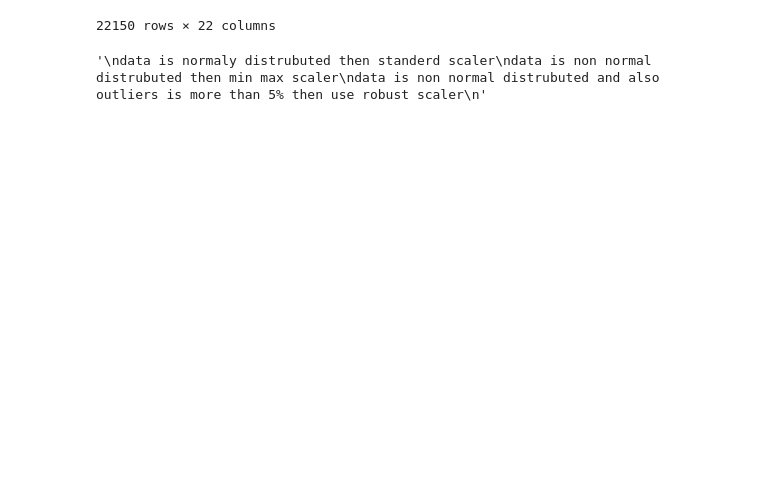
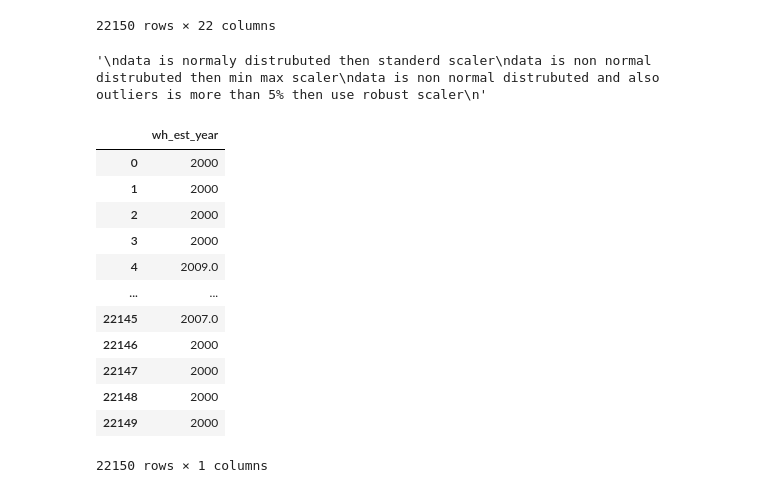
Before and after one commit to anirudhakolay/SUPPLYCHAIN, a Jupyter notebook: model(1).ipynb, the cells around one changed output. Drawn from its saved outputs; the diff is of its cells as text; code cells hidden in the pictures; blank space fills up the shorter version.

```diff
--- a/model(1).ipynb
+++ b/model(1).ipynb
@@ -371,3 +372,19 @@ data is non normal distrubuted and also outliers is more than 5% then use robust
 '''
 # %% [output]
 '\ndata is normaly distrubuted then standerd scaler\ndata is non normal distrubuted then min max scaler\ndata is non normal distrubuted and also outliers is more than 5% then use robust scaler\n'
+# %%
+df.select_dtypes(include = 'object')
+# %% [output]
+|  | wh_est_year |
+| 0 | 2000 |
+| 1 | 2000 |
+| 2 | 2000 |
+| 3 | 2000 |
+| 4 | 2009.0 |
+| ... | ... |
+| 22145 | 2007.0 |
+| 22146 | 2000 |
+| 22147 | 2000 |
+| 22148 | 2000 |
+| 22149 | 2000 |
+22150 rows × 1 columns
```
Also changed, not shown: parts of 22 cells of this notebook.
